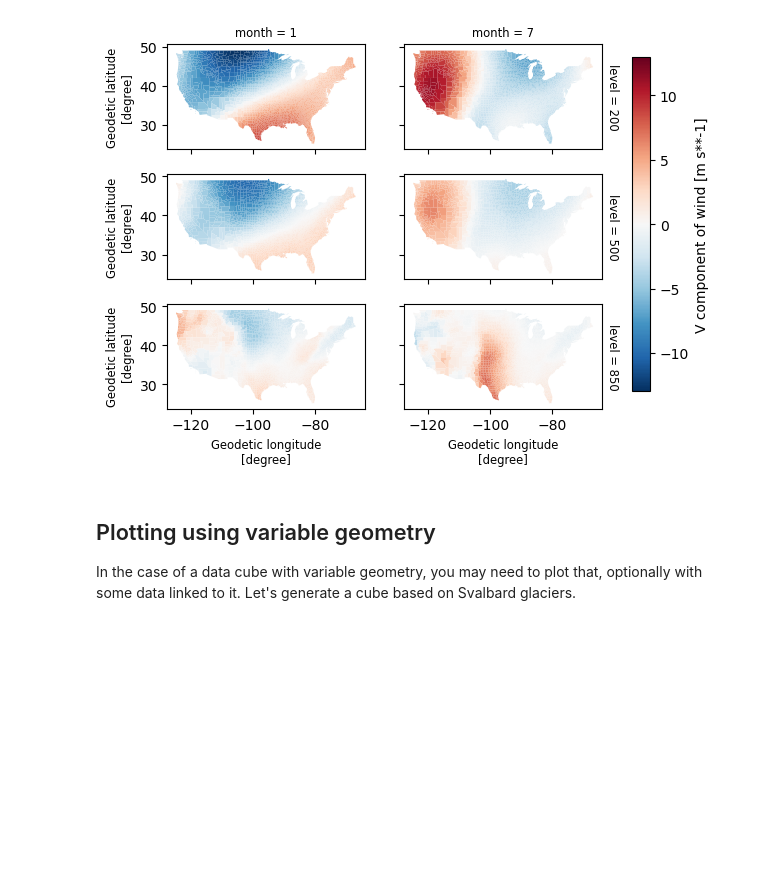
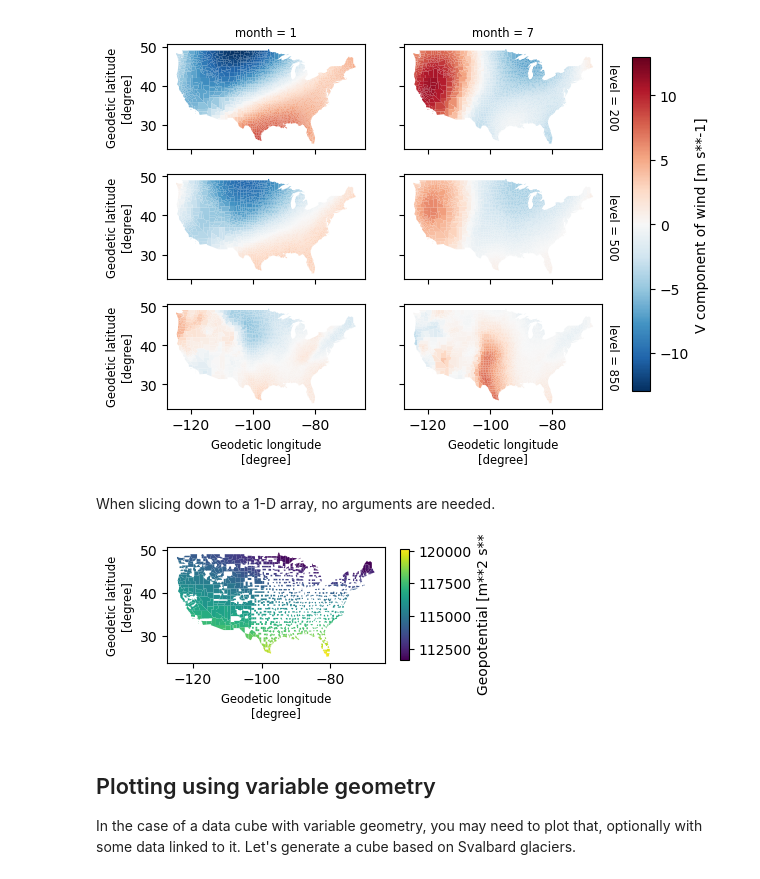
Before and after one commit to xarray-contrib/xvec, a Jupyter notebook: doc/source/plotting.ipynb, the cells around one changed output. Cells and saved outputs as stored; diff of their text form; code cells hidden in the pictures; blank space fills up the shorter version.

Commit message:
1-d arrays

```diff
--- a/doc/source/plotting.ipynb
+++ b/doc/source/plotting.ipynb
@@ -17,10 +17,10 @@ ds = xr.tutorial.open_dataset("eraint_uvz")
 counties = gpd.read_file(geodatasets.get_path("geoda natregimes")).to_crs(4326)
 
 aggregated = ds.xvec.zonal_stats(
-    counties.geometry,
+    counties.set_index("STATE_NAME").geometry,
     x_coords="longitude",
     y_coords="latitude",
-    method="iterate",  # polygons are small compared to pixels
+    # method="iterate",  # polygons are small compared to pixels
     all_touched=True,
 )
 aggregated
@@ -60,6 +61,12 @@ However, you can also use 3-dimensions and facet subplots along two of the dimen
 f, ax = aggregated.v.xvec.plot(col="month", row="level")
 # %% [output]
 [figure]
+# %% [markdown]
+When slicing down to a 1-D array, no arguments are needed.
+# %%
+f, ax = aggregated.z.sel(level=200, month=1).xvec.plot()
+# %% [output]
+[figure, added]
 # %% [markdown]
 ## Plotting using variable geometry
 
```
Also changed, not shown: parts of 1 cell of this notebook, 1 other file.
